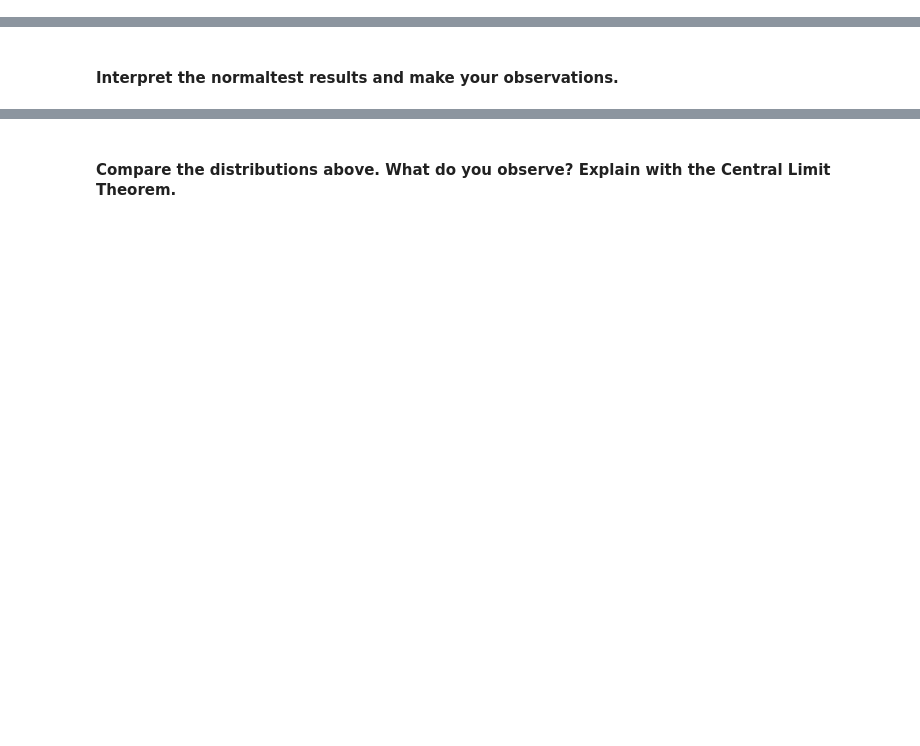
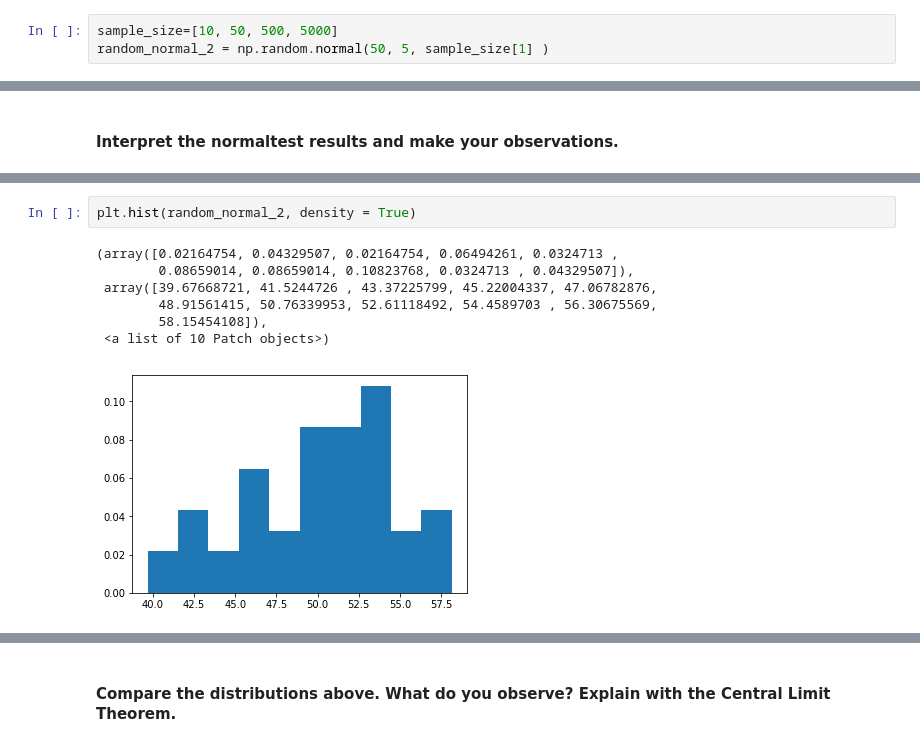
Before and after one commit to ta-data-bcn/lab-probability-dist, a Jupyter notebook: your_code/main.ipynb, the cells around one changed output, grey strips where cells are left out. Cells and saved outputs as stored; diff of their text form; blank space fills up the shorter version.

```diff
--- a/your_code/main.ipynb
+++ b/your_code/main.ipynb
@@ -18,0 +29,3 @@ Use mean=50, standard_deviation=5, and sample_size=[10, 50, 500, 5000] to genera
+# %%
+sample_size=[10, 50, 500, 5000]
+random_normal_2 = np.random.normal(50, 5, sample_size[1] )
@@ -34,0 +84,10 @@ Use matplotlib to plot a histogram of each sample.
+# %%
+plt.hist(random_normal_2, density = True)
+# %% [output]
+(array([0.02164754, 0.04329507, 0.02164754, 0.06494261, 0.0324713 ,
+        0.08659014, 0.08659014, 0.10823768, 0.0324713 , 0.04329507]),
+ array([39.67668721, 41.5244726 , 43.37225799, 45.22004337, 47.06782876,
+        48.91561415, 50.76339953, 52.61118492, 54.4589703 , 56.30675569,
+        58.15454108]),
+ <a list of 10 Patch objects>)
+[figure, added]
```
Also changed, not shown: parts of 37 cells of this notebook.
